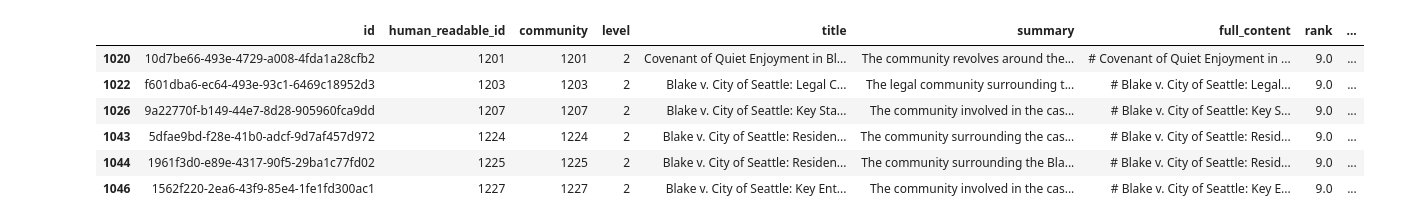
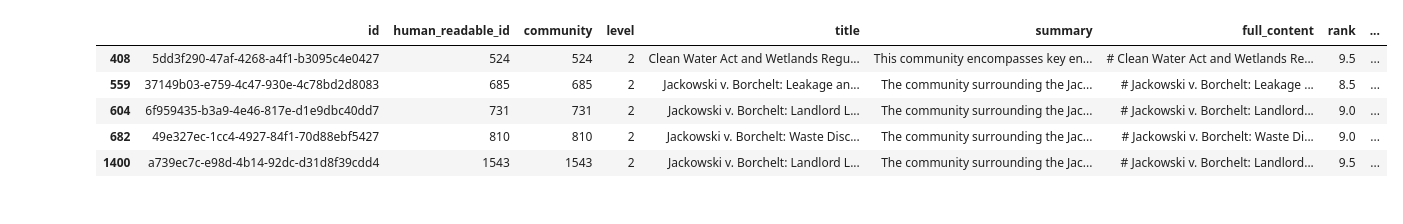
Before and after one commit to rioriost/graphrag-legalcases-postgres, a Jupyter notebook: notebook.ipynb, the cells around one changed output. Cells and saved outputs as stored; diff of their text form; code cells hidden in the pictures.

```diff
--- a/notebook.ipynb
+++ b/notebook.ipynb
@@ -153,30 +142,29 @@ df
 # %%
 import pandas as pd
 
 # Load the parquet file
 df = pd.read_parquet('/workspace/graphrag/output/create_final_community_reports.parquet')
 
 # Adjust display options to see the entire content of columns
 pd.set_option('display.max_colwidth', 512)  # Display the entire content of cells
 
 df['human_readable_id'] = df['human_readable_id'].astype(str)
 # Filter rows where 'human_readable_id' contains a specific substring (example: 'keyword')
 # filtered_df = df[df['human_readable_id'].str.contains('1176', na=False)]
 
-ids_to_filter = ['1224', '1225', '1227', '1201', '1203', '1207']
+ids_to_filter = ['685', '731', '810', '524', '1543']
 
 filtered_df = df[df['human_readable_id'].isin(ids_to_filter)]
 
 # Display the filtered DataFrame
 filtered_df
 # %% [output]
 |  | id | human_readable_id | community | level | title | summary | full_content | rank | ... |
-| 1020 | 10d7be66-493e-4729-a008-4fda1a28cfb2 | 1201 | 1201 | 2 | Covenant of Quiet Enjoyment in Bl... | The community revolves around the... | # Covenant of Quiet Enjoyment in ... | 9.0 | ... |
-| 1022 | f601dba6-ec64-493e-93c1-6469c18952d3 | 1203 | 1203 | 2 | Blake v. City of Seattle: Legal C... | The legal community surrounding t... | # Blake v. City of Seattle: Legal... | 9.0 | ... |
-| 1026 | 9a22770f-b149-44e7-8d28-905960fca9dd | 1207 | 1207 | 2 | Blake v. City of Seattle: Key Sta... | The community involved in the cas... | # Blake v. City of Seattle: Key S... | 9.0 | ... |
-| 1043 | 5dfae9bd-f28e-41b0-adcf-9d7af457d972 | 1224 | 1224 | 2 | Blake v. City of Seattle: Residen... | The community surrounding the cas... | # Blake v. City of Seattle: Resid... | 9.0 | ... |
-| 1044 | 1961f3d0-e89e-4317-90f5-29ba1c77fd02 | 1225 | 1225 | 2 | Blake v. City of Seattle: Residen... | The community surrounding the Bla... | # Blake v. City of Seattle: Resid... | 9.0 | ... |
-| 1046 | 1562f220-2ea6-43f9-85e4-1fe1fd300ac1 | 1227 | 1227 | 2 | Blake v. City of Seattle: Key Ent... | The community involved in the cas... | # Blake v. City of Seattle: Key E... | 9.0 | ... |
+| 408 | 5dd3f290-47af-4268-a4f1-b3095c4e0427 | 524 | 524 | 2 | Clean Water Act and Wetlands Regu... | This community encompasses key en... | # Clean Water Act and Wetlands Re... | 9.5 | ... |
+| 559 | 37149b03-e759-4c47-930e-4c78bd2d8083 | 685 | 685 | 2 | Jackowski v. Borchelt: Leakage an... | The community surrounding the Jac... | # Jackowski v. Borchelt: Leakage ... | 8.5 | ... |
+| 604 | 6f959435-b3a9-4e46-817e-d1e9dbc40dd7 | 731 | 731 | 2 | Jackowski v. Borchelt: Landlord L... | The community surrounding the Jac... | # Jackowski v. Borchelt: Landlord... | 9.0 | ... |
+| 682 | 49e327ec-1cc4-4927-84f1-70d88ebf5427 | 810 | 810 | 2 | Jackowski v. Borchelt: Waste Disc... | The community surrounding the Jac... | # Jackowski v. Borchelt: Waste Di... | 9.0 | ... |
+| 1400 | a739ec7c-e98d-4b14-92dc-d31d8f39cdd4 | 1543 | 1543 | 2 | Jackowski v. Borchelt: Landlord L... | The community surrounding the Jac... | # Jackowski v. Borchelt: Landlord... | 9.5 | ... |
 # %%
 import pandas as pd
 
```
Also changed, not shown: parts of 9 cells of this notebook, 11 other files.
